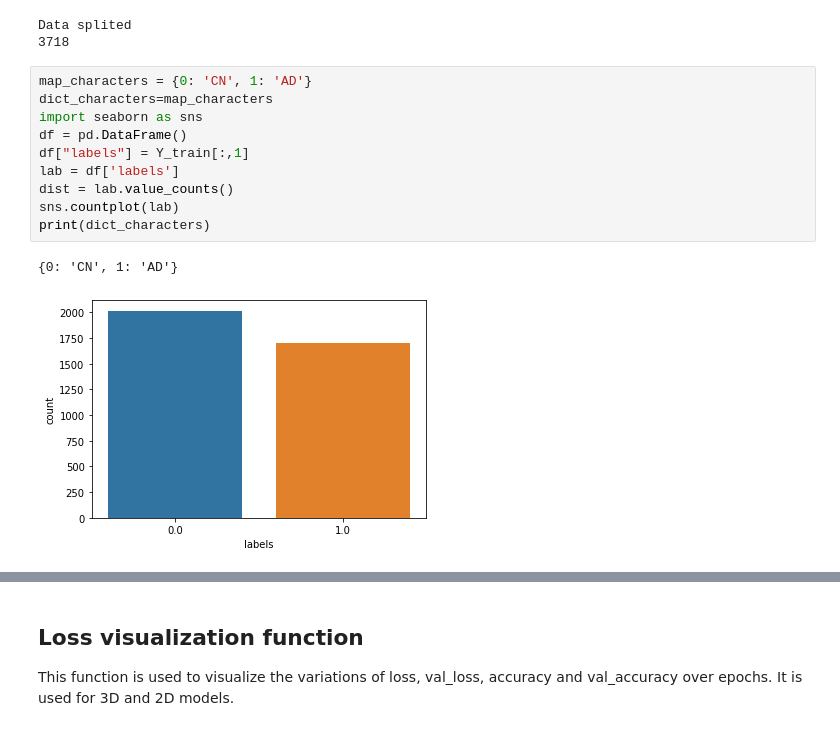
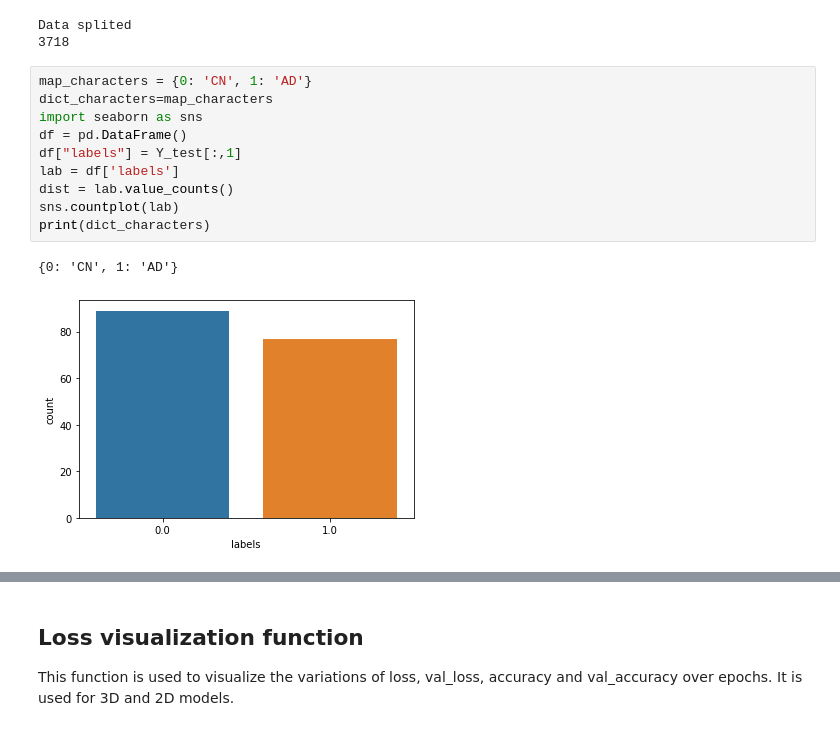
Before and after one commit to hamzaben99/AlzheimerDetection, a Jupyter notebook: AD_with_CNNs_in_2D_Ɛ_projections.ipynb, the cells around one changed output, grey strips where cells are left out. Saved outputs shown, nothing was run; the diff lists cells and outputs as text.

```diff
--- a/AD_with_CNNs_in_2D_Ɛ_projections.ipynb
+++ b/AD_with_CNNs_in_2D_Ɛ_projections.ipynb
@@ -274,16 +274,16 @@ Data splited
 # %%
 map_characters = {0: 'CN', 1: 'AD'}
 dict_characters=map_characters
 import seaborn as sns
 df = pd.DataFrame()
-df["labels"] = Y_train[:,1]
+df["labels"] = Y_test[:,1]
 lab = df['labels']
 dist = lab.value_counts()
 sns.countplot(lab)
 print(dict_characters)
 # %% [output]
 {0: 'CN', 1: 'AD'}
-[figure, old version]
+[figure, new version]
 # %%
 from tensorflow.keras.layers import Conv2D, SeparableConv2D, MaxPooling2D, UpSampling2D, Cropping2D, Conv3D, MaxPooling3D, UpSampling3D, Cropping3D, Input, Concatenate, Flatten, Dense, Dropout, BatchNormalization, Activation, BatchNormalization, GlobalAveragePooling2D, GlobalAveragePooling3D, add
 from tensorflow.keras.models import Model
```
Also changed, not shown: parts of 23 cells of this notebook.
